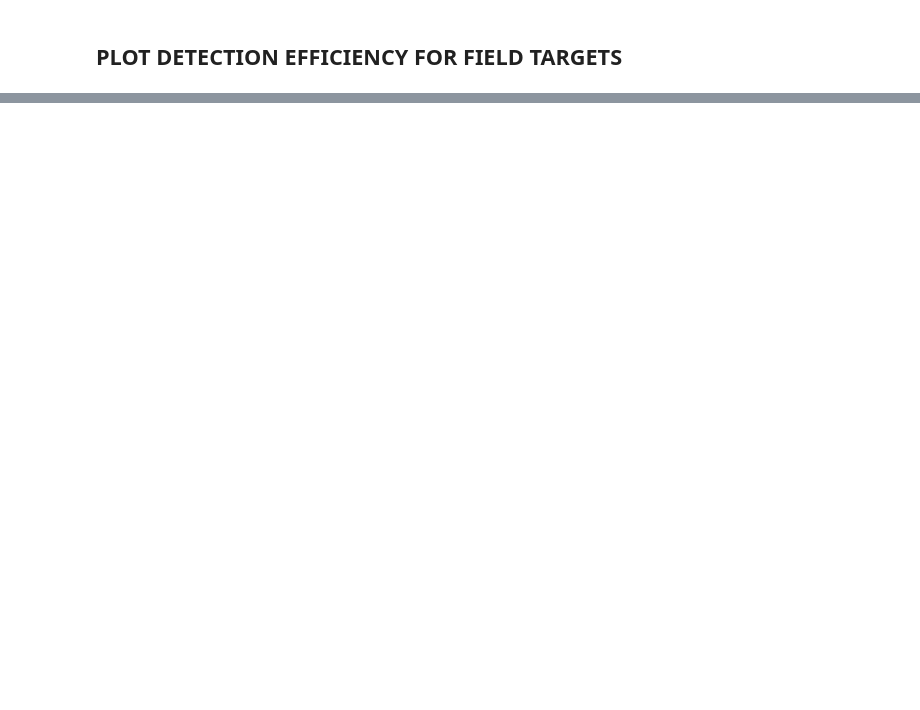
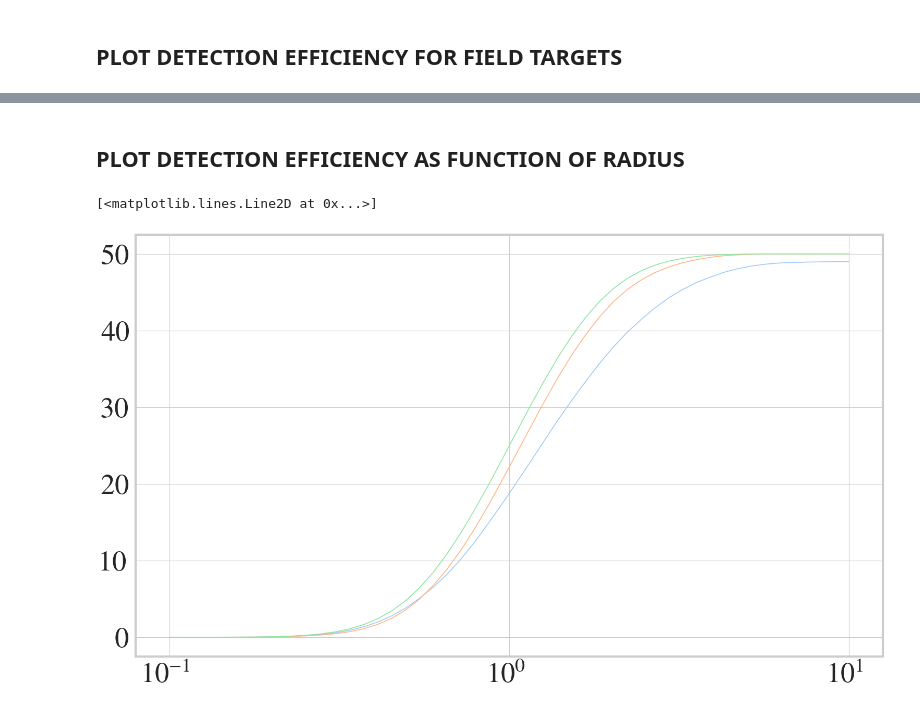
Before and after one commit to ChrisBoettner/plato, a Jupyter notebook: notebooks/05_detection_efficiency.ipynb, the cells around one changed output, grey strips where cells are left out. Cells and saved outputs as stored; diff of their text form; code cells hidden in the pictures; blank space fills up the shorter version.

```diff
--- a/notebooks/05_detection_efficiency.ipynb
+++ b/notebooks/05_detection_efficiency.ipynb
@@ -132,0 +127,11 @@ effs = np.array(effs).reshape(n, n)
+# %%
+# create planet property grid
+n_example = 50
+porb, r_planet, planet_grid = create_grid(
+    n_example,
+    (1, 730),
+    (0.1, 10),
+    space="geom",
+    return_as="dataframe",
+    columns=["P_orb", "R_planet"],
+)
@@ -133 +168,9 @@ effs = np.array(effs).reshape(n, n)
+# %%
+detection_effs_samples = []
+
+# compute detection efficiency for P1 and all targets
+# 'detectable' if detection efficiency > 1/N
+for sample in [p1_sample, fields]:
+    results = compute_detectable_fractions(planet_grid, sample)
+    detection_effs_samples.append(np.array(results).reshape(n_example, n_example))
 # %%
@@ -160,0 +221,20 @@ NameError: name 'effs' is not defined
+# %% [markdown]
+## PLOT DETECTION EFFICIENCY AS FUNCTION OF RADIUS
+# %%
+detection_effs_pops = []
+
+# compute detection efficiency for P1 and all targets
+# 'detectable' if detection efficiency > 1/N
+for pop in ["Halo", "Thick Disk", "Thin Disk"]:
+    sample = fields[fields["Population"] == pop]
+    results = compute_detectable_fractions(planet_grid, sample)
+    detection_effs_pops.append(np.array(results).reshape(n_example, n_example))
+# %%
+o = [o.sum(axis=1) for o in detection_effs_pops]
+# %%
+plt.semilogx(r_planet, o[0], label="Halo")
+plt.semilogx(r_planet, o[1], label="Thick Disk")
+plt.semilogx(r_planet, o[2], label="Thin Disk")
+# %% [output]
+[<matplotlib.lines.Line2D at 0x...>]
+[figure, added]
```
Also changed, not shown: parts of 10 cells of this notebook, 14 other files.
